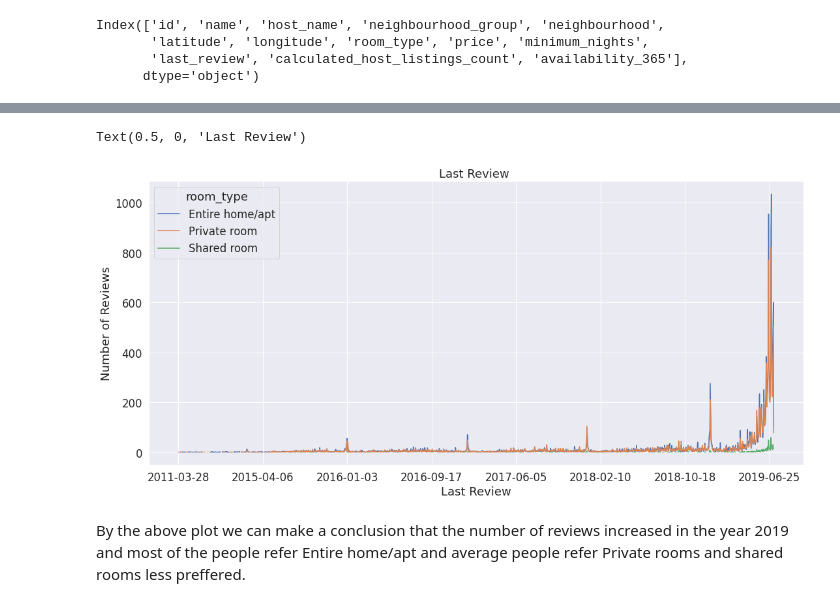
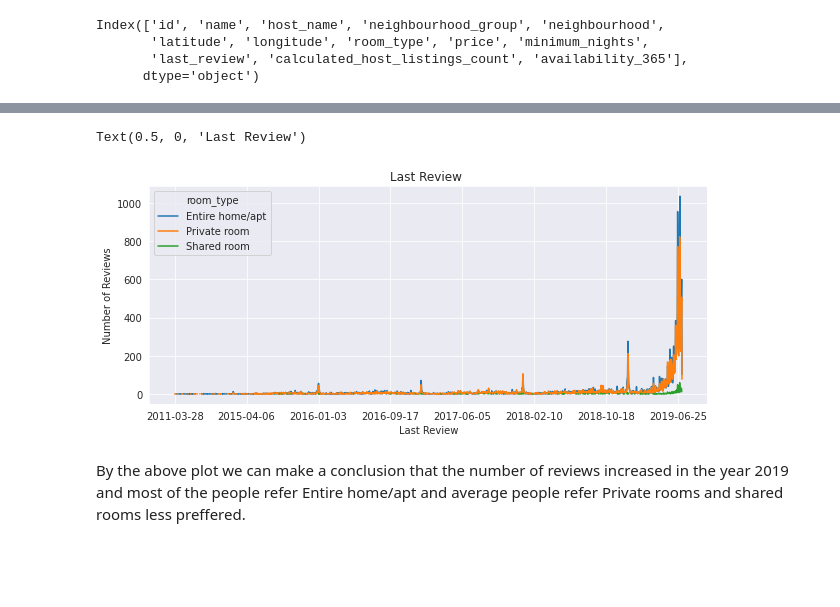
Before and after one commit to fouziyaafreen/Airbnb-Bookings-Analysis---Capstone-Project, a Jupyter notebook: Airbnb_Bookings_Analysis_Capstone_Project.ipynb, the cells around one changed output, grey strips where cells are left out. Saved outputs shown, nothing was run; the diff lists cells and outputs as text; code cells hidden in the pictures; blank space fills up the shorter version.

```diff
--- a/Airbnb_Bookings_Analysis_Capstone_Project.ipynb
+++ b/Airbnb_Bookings_Analysis_Capstone_Project.ipynb
@@ -23,7 +23,7 @@ import seaborn as sns
 import matplotlib.pyplot as plt
 %matplotlib inline
 # %%
-working_dir_path = '/content/drive/MyDrive/Colab Notebooks/Capstone 1/'
+working_dir_path = '/content/drive/MyDrive/Colab Notebooks/Capstone Project 1.ipynb/'
 file_name = 'Airbnb NYC 2019.csv'
 df=pd.read_csv(working_dir_path + file_name)
 # %% [markdown]
@@ -315,4 +327,4 @@ Index(['id', 'name', 'host_name', 'neighbourhood_group', 'neighbourhood',
        'last_review', 'calculated_host_listings_count', 'availability_365'],
       dtype='object')
 # %%
-daily_price = df.groupby(['last_review','room_type'])['last_review'].count().unstack()
+review= df.groupby(['last_review','room_type'])['last_review'].count().unstack()
@@ -329,13 +331,13 @@ daily_price.head()
 # %%
-daily_price.plot()
-plt.rcParams['figure.figsize'] = (18,4)
+review.plot()
+plt.rcParams['figure.figsize'] = (10,4)
 
 plt.title('Last Review ')
 plt.ylabel('Number of Reviews')
 plt.xlabel('Last Review')
 # %% [output]
 Text(0.5, 0, 'Last Review')
-[figure, old version]
+[figure, new version]
 # %% [markdown]
 By the above plot we can make a conclusion that the number of reviews increased in the year 2019 and most of the people refer Entire home/apt and average people refer Private rooms and shared rooms less preffered.
 # %% [markdown]
```
Also changed, not shown: parts of 16 cells of this notebook.
